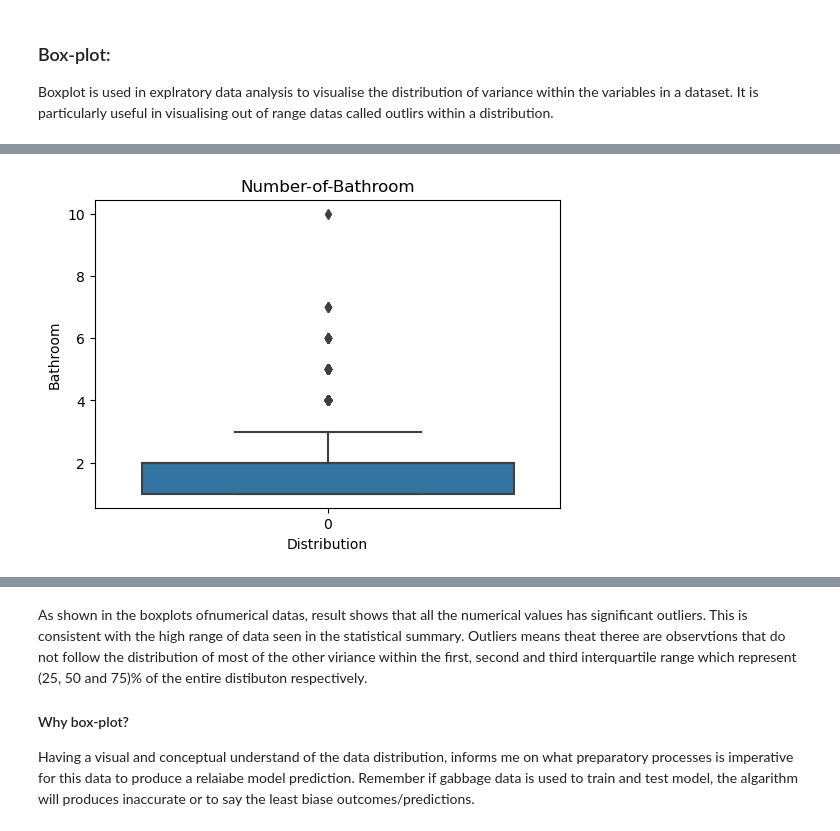
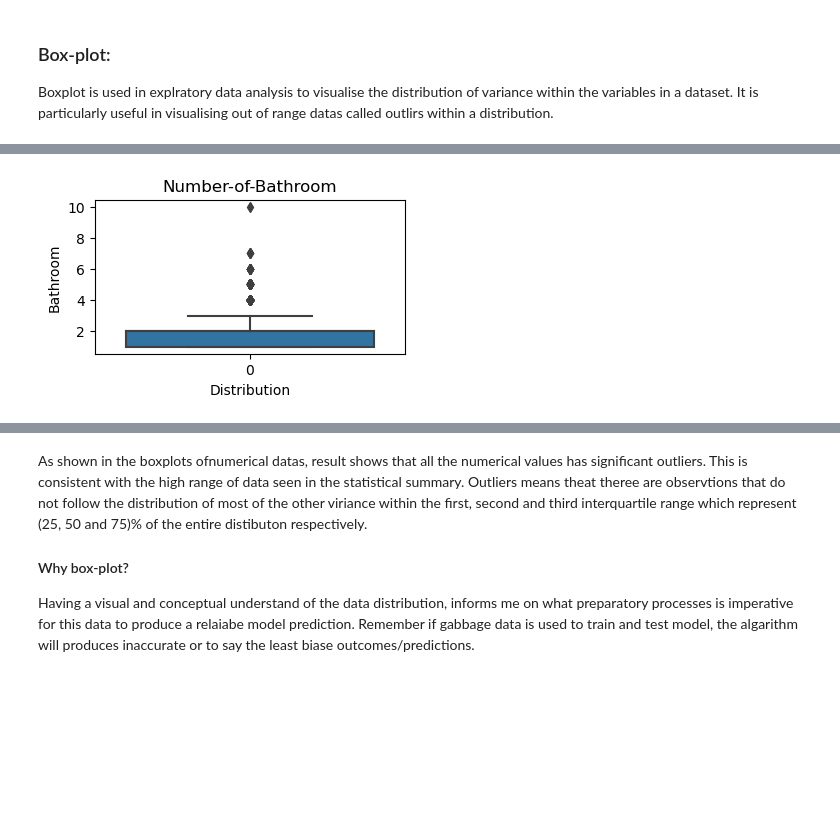
Before and after one commit to Ayomide-ola/Machine_learning-self-directed-, a Jupyter notebook: Regression_Models.ipynb, the cells around one changed output, grey strips where cells are left out. Drawn from its saved outputs; the diff is of its cells as text; code cells hidden in the pictures; blank space fills up the shorter version.

```diff
--- a/Regression_Models.ipynb
+++ b/Regression_Models.ipynb
@@ -223,10 +223,10 @@ plt.show()
 # %%
-plt.figure(figsize=(6,4))
+plt.figure(figsize=(4,2))
 sns.boxplot(data=df["Bathroom"])
 plt.xlabel('Distribution')
 plt.ylabel('Bathroom')
 plt.title('Number-of-Bathroom')
 plt.show()
 # %% [output]
-[figure, old version]
+[figure, new version]
 # %%
```
Also changed, not shown: parts of 5 cells of this notebook.
